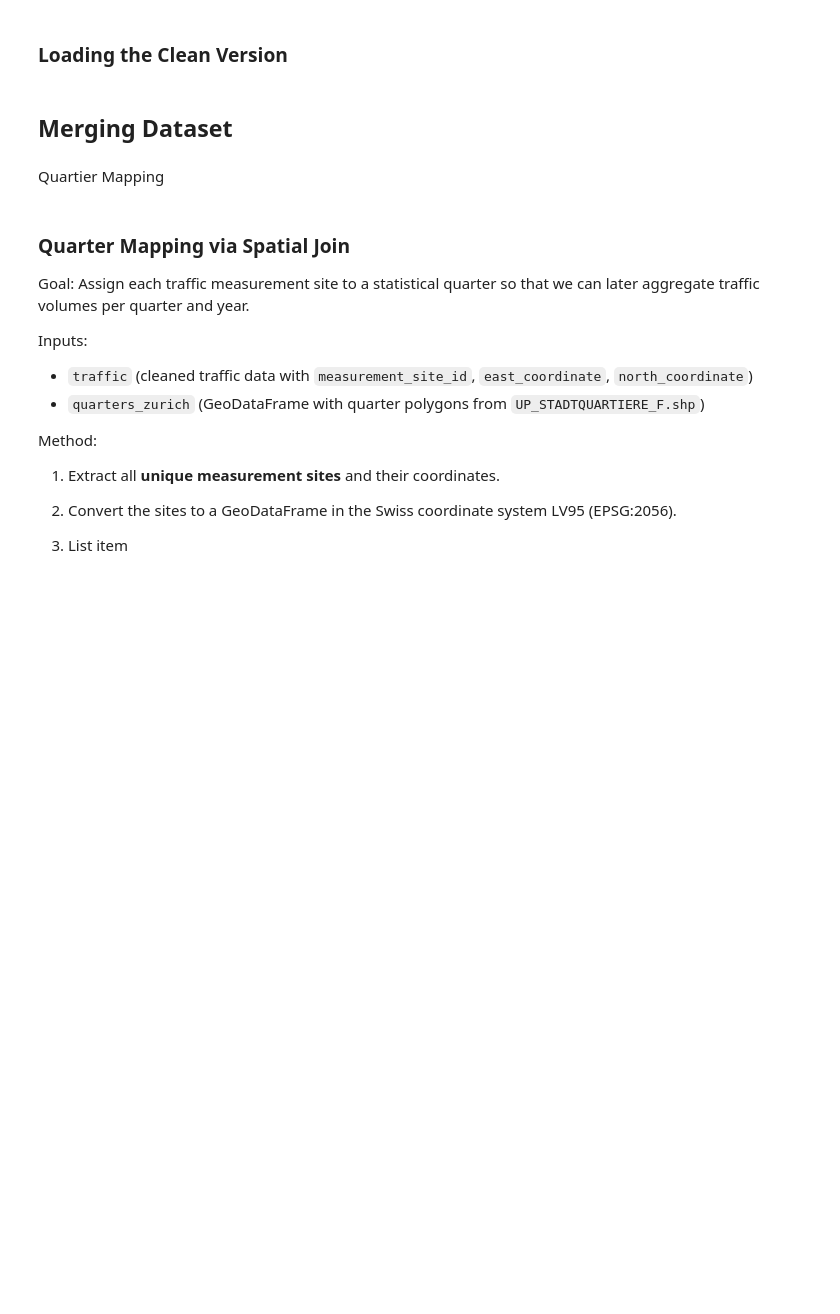
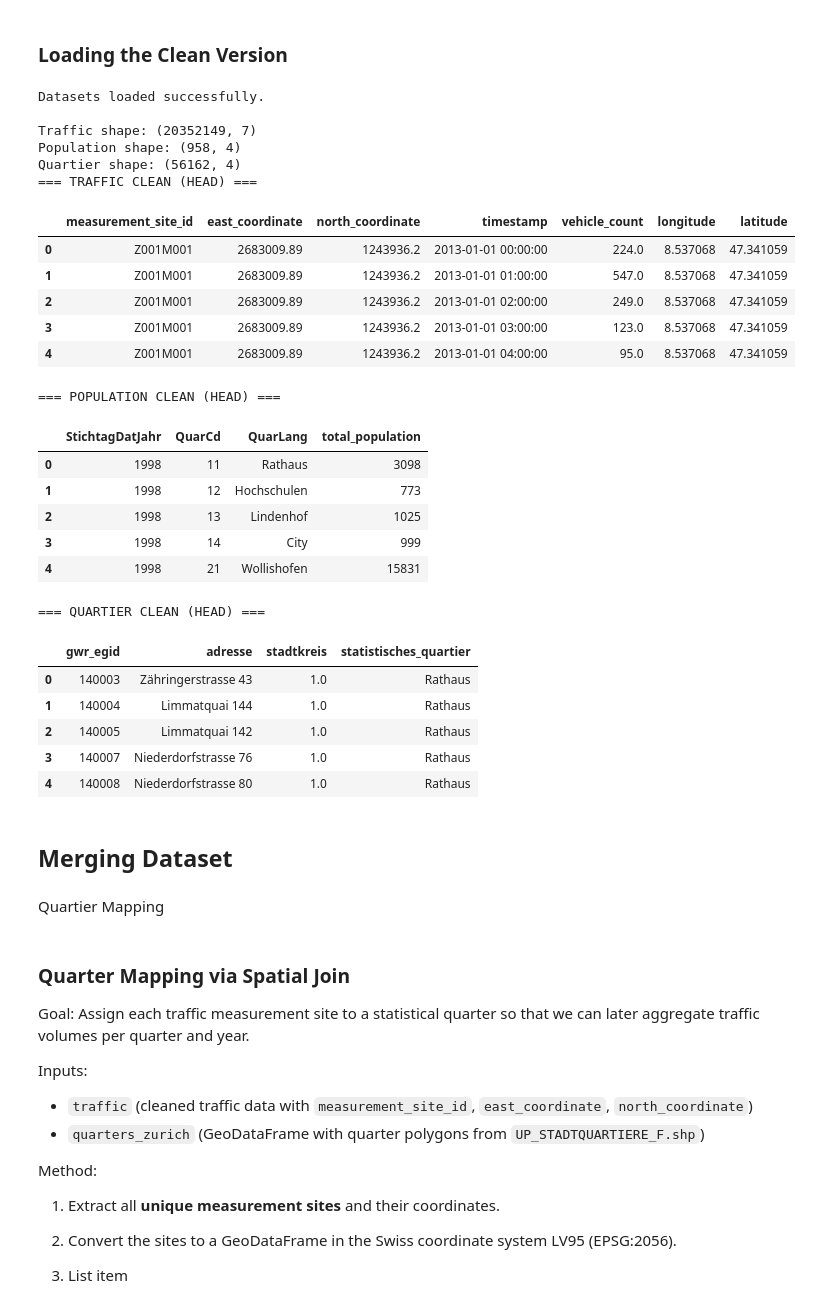
Before and after one commit to dydy2010/geospatial_analysis_hslu_group_project, a Jupyter notebook: GEO Data Analysis.ipynb, the cells around one changed output. Drawn from its saved outputs; the diff is of its cells as text; code cells hidden in the pictures; blank space fills up the shorter version.

```diff
--- a/GEO Data Analysis.ipynb
+++ b/GEO Data Analysis.ipynb
@@ -477,34 +751,64 @@ if quarters_zurich.crs is None:
 # %%
 # ==========================================================
 # LOAD ALL CLEANED DATASETS FROM /processed FOLDER
 # ==========================================================
 
 
-BASE = "/content/drive/MyDrive/Colab Notebooks/GEO Spatial Data Analysis/Data/processed/"
+SAVE_DIR = PROC
 
-traffic_clean_path = BASE + "traffic_clean_small.csv"
-population_clean_path = BASE + "population_year_quarter_clean.csv"
-quartier_clean_path = BASE + "quartier_clean.csv"
+# traffic_clean_path = BASE + "traffic_clean_small.csv"
+# population_clean_path = BASE + "population_year_quarter_clean.csv"
+# quartier_clean_path = BASE + "quartier_clean.csv"
+traffic_clean_path = PROC / "traffic_clean_small.csv"
+population_clean_path = PROC / "population_year_quarter_clean.csv"
+quartier_clean_path = PROC / "quartier_clean.csv"
 
 # Load them
 traffic_clean = pd.read_csv(traffic_clean_path)
 population_clean = pd.read_csv(population_clean_path)
 quartier_clean = pd.read_csv(quartier_clean_path)
 
 print("Datasets loaded successfully.\n")
 
 print("Traffic shape:", traffic_clean.shape)
 print("Population shape:", population_clean.shape)
 print("Quartier shape:", quartier_clean.shape)
 
 print("=== TRAFFIC CLEAN (HEAD) ===")
 display(traffic_clean.head())
 
 print("\n=== POPULATION CLEAN (HEAD) ===")
 display(population_clean.head())
 
 print("\n=== QUARTIER CLEAN (HEAD) ===")
 display(quartier_clean.head())
+# %% [output]
+Datasets loaded successfully.
+
+Traffic shape: (20352149, 7)
+Population shape: (958, 4)
+Quartier shape: (56162, 4)
+=== TRAFFIC CLEAN (HEAD) ===
+|  | measurement_site_id | east_coordinate | north_coordinate | timestamp | vehicle_count | longitude | latitude |
+| 0 | Z001M001 | 2683009.89 | 1243936.2 | 2013-01-01 00:00:00 | 224.0 | 8.537068 | 47.341059 |
+| 1 | Z001M001 | 2683009.89 | 1243936.2 | 2013-01-01 01:00:00 | 547.0 | 8.537068 | 47.341059 |
+| 2 | Z001M001 | 2683009.89 | 1243936.2 | 2013-01-01 02:00:00 | 249.0 | 8.537068 | 47.341059 |
+| 3 | Z001M001 | 2683009.89 | 1243936.2 | 2013-01-01 03:00:00 | 123.0 | 8.537068 | 47.341059 |
+| 4 | Z001M001 | 2683009.89 | 1243936.2 | 2013-01-01 04:00:00 | 95.0 | 8.537068 | 47.341059 |
+=== POPULATION CLEAN (HEAD) ===
+|  | StichtagDatJahr | QuarCd | QuarLang | total_population |
+| 0 | 1998 | 11 | Rathaus | 3098 |
+| 1 | 1998 | 12 | Hochschulen | 773 |
+| 2 | 1998 | 13 | Lindenhof | 1025 |
+| 3 | 1998 | 14 | City | 999 |
+| 4 | 1998 | 21 | Wollishofen | 15831 |
+=== QUARTIER CLEAN (HEAD) ===
+|  | gwr_egid | adresse | stadtkreis | statistisches_quartier |
+| 0 | 140003 | Zähringerstrasse 43 | 1.0 | Rathaus |
+| 1 | 140004 | Limmatquai 144 | 1.0 | Rathaus |
+| 2 | 140005 | Limmatquai 142 | 1.0 | Rathaus |
+| 3 | 140007 | Niederdorfstrasse 76 | 1.0 | Rathaus |
+| 4 | 140008 | Niederdorfstrasse 80 | 1.0 | Rathaus |
 # %% [markdown]
 ## Merging Dataset
 # %% [markdown]
```
Also changed, not shown: parts of 34 cells of this notebook.
